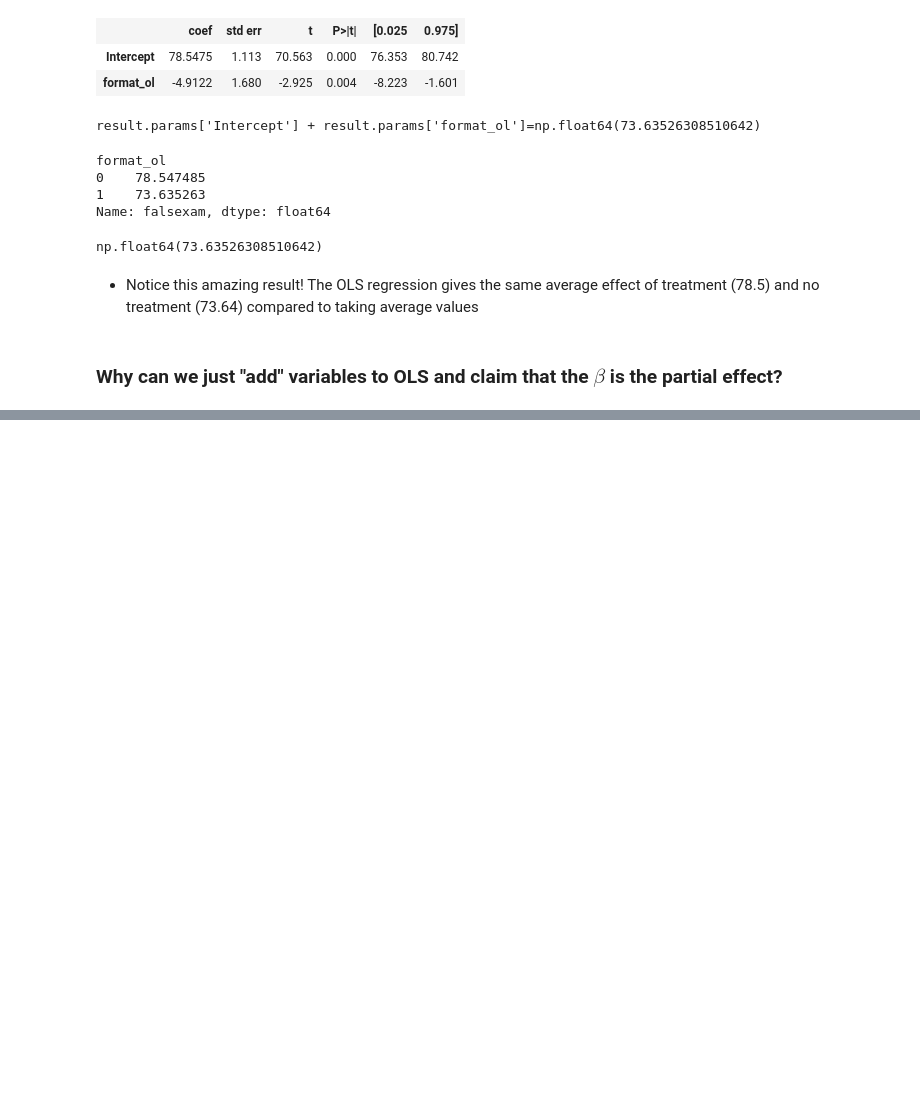
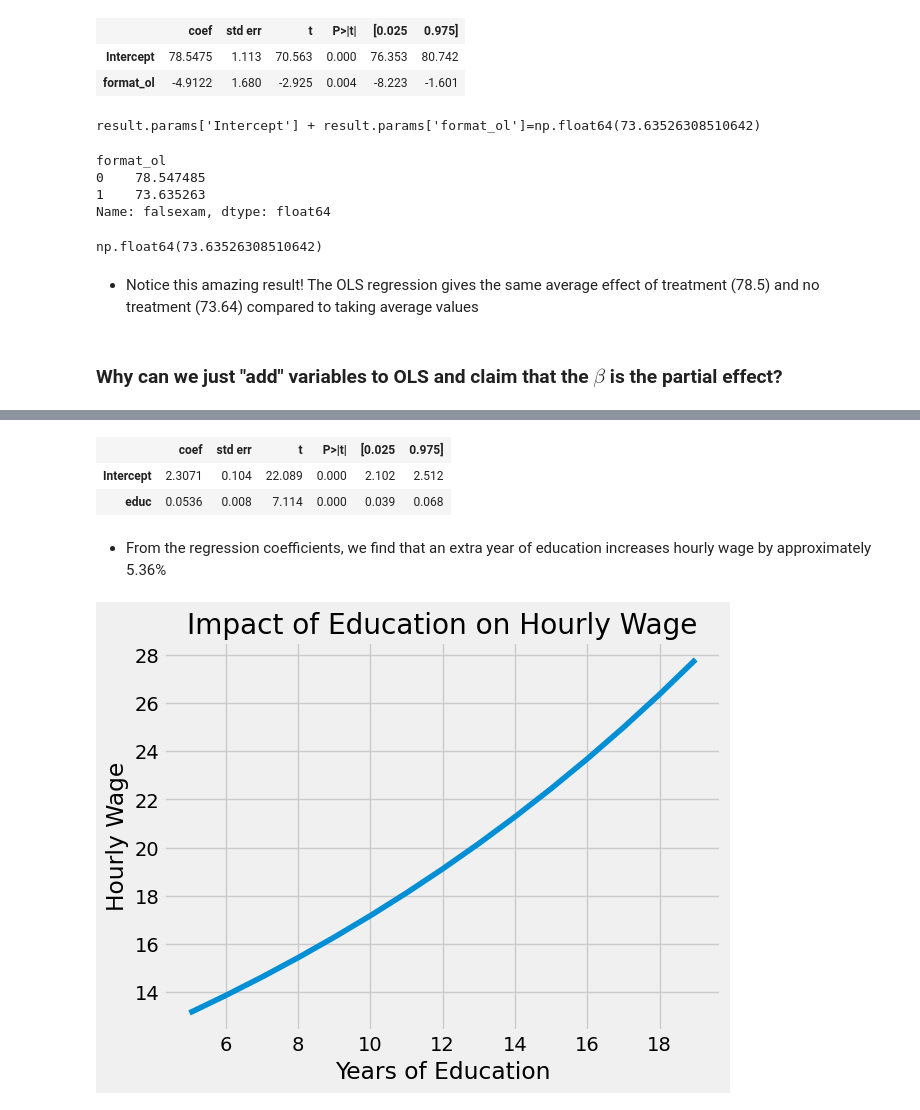
Before and after one commit to yjtek/causal_inference, a Jupyter notebook: causal_inference_for_brave_and_true/5. The Unreasonable Effectiveness of Linear Regression.ipynb, the cells around one changed output, grey strips where cells are left out. Drawn from its saved outputs; the diff is of its cells as text; code cells hidden in the pictures; blank space fills up the shorter version.

```diff
--- a/causal_inference_for_brave_and_true/5. The Unreasonable Effectiveness of Linear Regression.ipynb
+++ b/causal_inference_for_brave_and_true/5. The Unreasonable Effectiveness of Linear Regression.ipynb
@@ -84,0 +97,27 @@ np.float64(73.63526308510642)
+# %%
+import pandas as pd
+import numpy as np
+import statsmodels.formula.api as smf
+
+wage = pd.read_csv("./data/4_wage.csv").dropna()
+model_1 = smf.ols('np.log(hwage) ~ educ', data=wage.assign(hwage=wage["wage"]/wage["hours"])).fit()
+model_1.summary().tables[1]
+# %% [output]
+|  | coef | std err | t | P>|t| | [0.025 | 0.975] |
+| Intercept | 2.3071 | 0.104 | 22.089 | 0.000 | 2.102 | 2.512 |
+| educ | 0.0536 | 0.008 | 7.114 | 0.000 | 0.039 | 0.068 |
+# %% [markdown]
+- From the regression coefficients, we find that an extra year of education increases hourly wage by approximately 5.36%
+# %%
+from matplotlib import pyplot as plt
+from matplotlib import style
+style.use("fivethirtyeight")
+
+x = np.array(range(5, 20))
+plt.plot(x, np.exp(model_1.params["Intercept"] + model_1.params["educ"] * x))
+plt.xlabel("Years of Education")
+plt.ylabel("Hourly Wage")
+plt.title("Impact of Education on Hourly Wage")
+plt.show()
+# %% [output]
+[figure, added]
```
Also changed, not shown: parts of 6 cells of this notebook, 3 other files.
